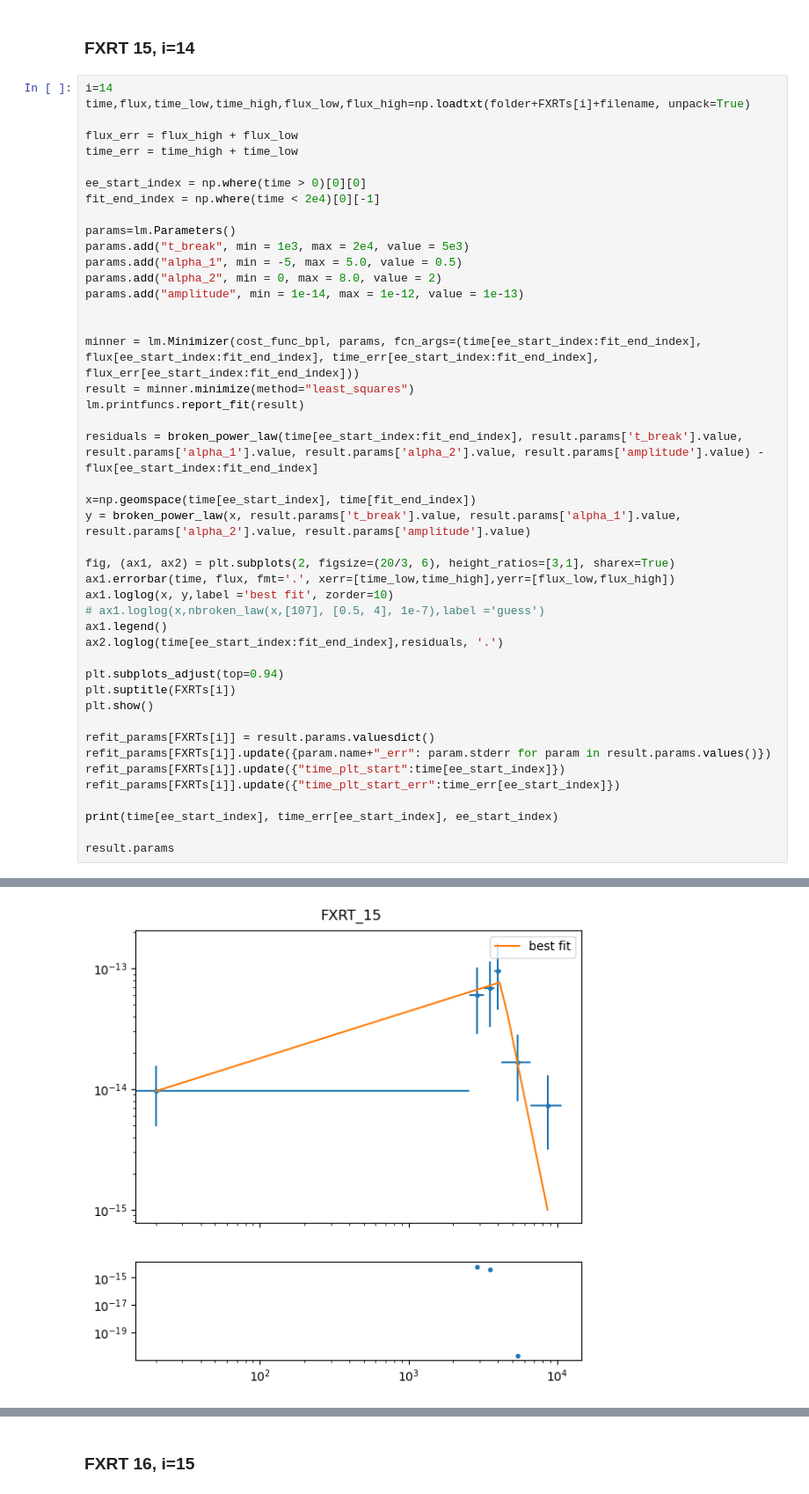
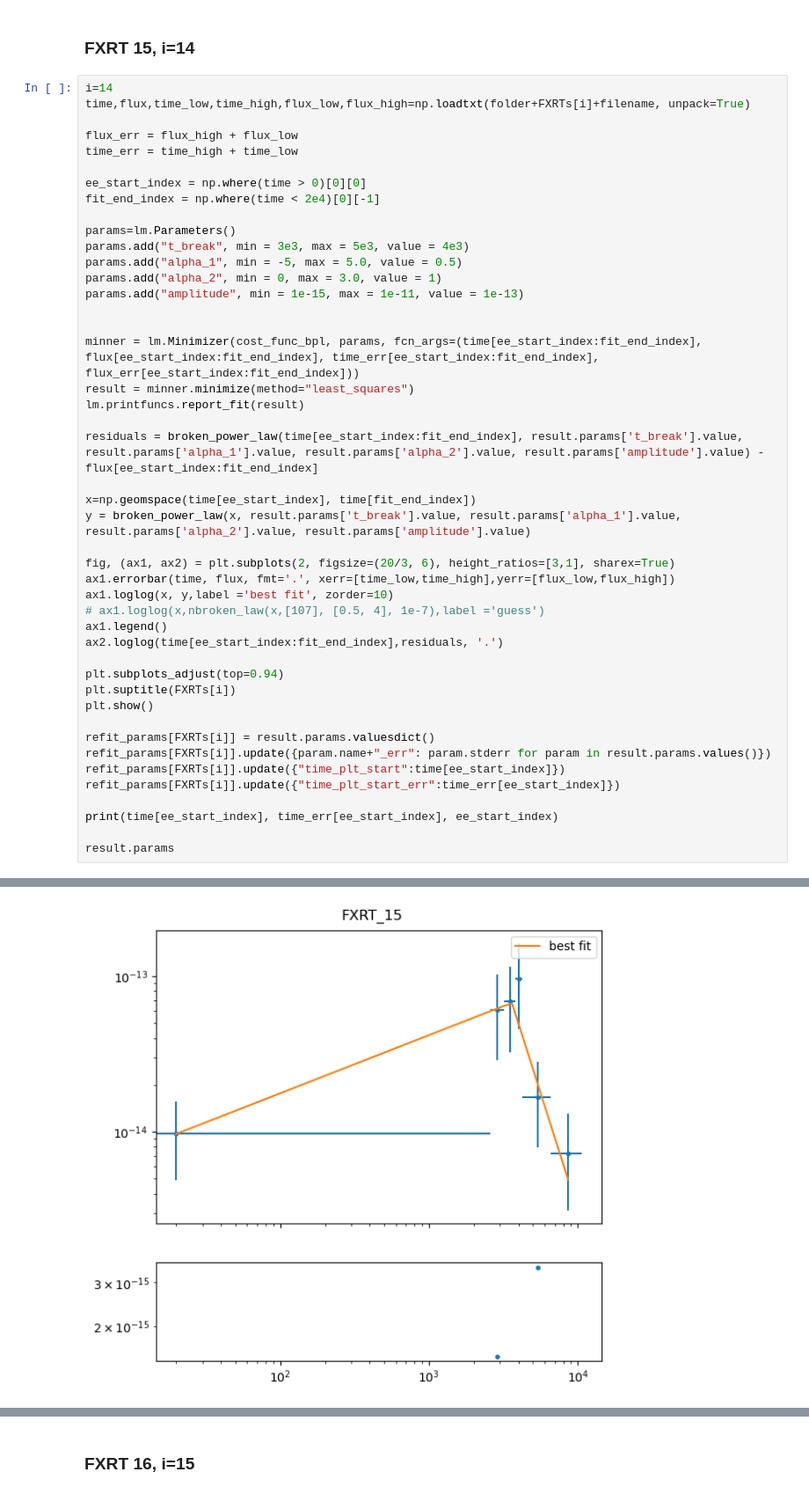
Before and after one commit to Kruthi24/fxt_code, a Jupyter notebook: analysis_notebooks/fxrt/FXRT_refitting_part_2.ipynb, the cells around one changed output, grey strips where cells are left out. Shown: that part at 88% size. Saved outputs shown, nothing was run; the diff lists cells and outputs as text.

```diff
--- a/analysis_notebooks/fxrt/FXRT_refitting_part_2.ipynb
+++ b/analysis_notebooks/fxrt/FXRT_refitting_part_2.ipynb
@@ -309,10 +309,10 @@ ee_start_index = np.where(time > 0)[0][0]
 fit_end_index = np.where(time < 2e4)[0][-1]
 
 params=lm.Parameters()
-params.add("t_break", min = 1e3, max = 2e4, value = 5e3)
+params.add("t_break", min = 3e3, max = 5e3, value = 4e3)
 params.add("alpha_1", min = -5, max = 5.0, value = 0.5)
-params.add("alpha_2", min = 0, max = 8.0, value = 2)
-params.add("amplitude", min = 1e-14, max = 1e-12, value = 1e-13)
+params.add("alpha_2", min = 0, max = 3.0, value = 1)
+params.add("amplitude", min = 1e-15, max = 1e-11, value = 1e-13)
 
 
 minner = lm.Minimizer(cost_func_bpl, params, fcn_args=(time[ee_start_index:fit_end_index], flux[ee_start_index:fit_end_index], time_err[ee_start_index:fit_end_index], flux_err[ee_start_index:fit_end_index]))
@@ -364,4 +367,4 @@ result.params
-[figure, old version]
+[figure, new version]
 20.0 5094.744721233845 0
 Parameters
 | name | value | standard error | relative error | initial value | min | max | vary |
```
Also changed, not shown: parts of 2 cells of this notebook, 10 other files.
